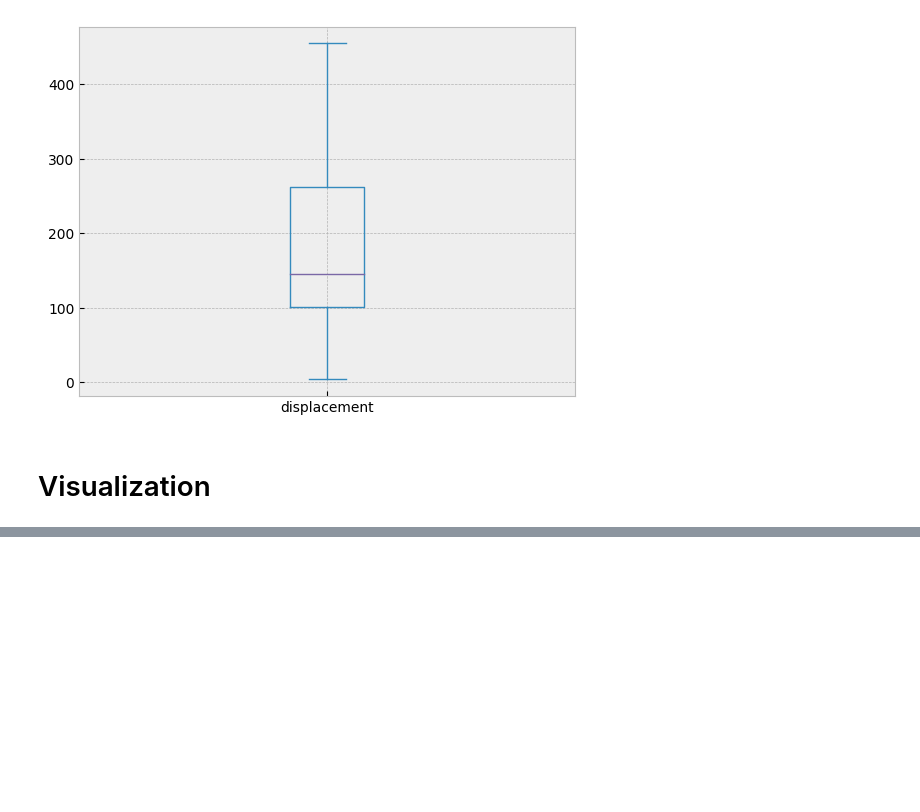
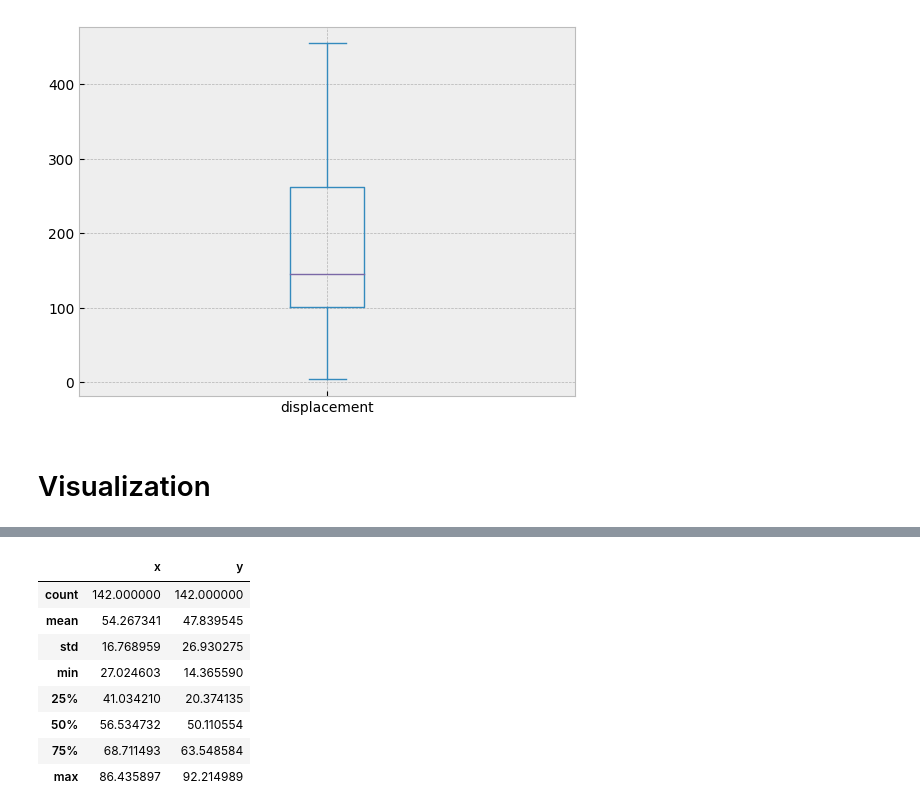
Before and after one commit to IT4063C-Fall22/Sandbox, a Jupyter notebook: sandbox.ipynb, the cells around one changed output, grey strips where cells are left out. Saved outputs shown, nothing was run; the diff lists cells and outputs as text; code cells hidden in the pictures; blank space fills up the shorter version.

```diff
--- a/sandbox.ipynb
+++ b/sandbox.ipynb
@@ -410,0 +470,12 @@ auto_mpg_df['displacement'].plot(kind="box")
+# %%
+star_df.describe()
+# %% [output]
+|  | x | y |
+| count | 142.000000 | 142.000000 |
+| mean | 54.267341 | 47.839545 |
+| std | 16.768959 | 26.930275 |
+| min | 27.024603 | 14.365590 |
+| 25% | 41.034210 | 20.374135 |
+| 50% | 56.534732 | 50.110554 |
+| 75% | 68.711493 | 63.548584 |
+| max | 86.435897 | 92.214989 |
```
Also changed, not shown: parts of 7 cells of this notebook, 1 other file.
